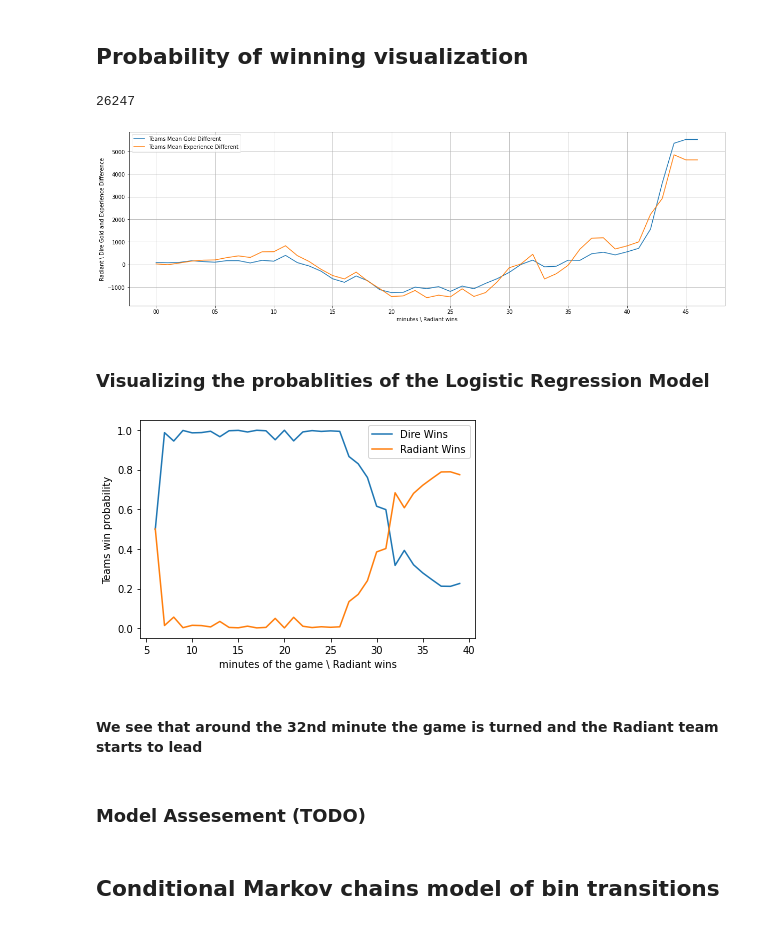
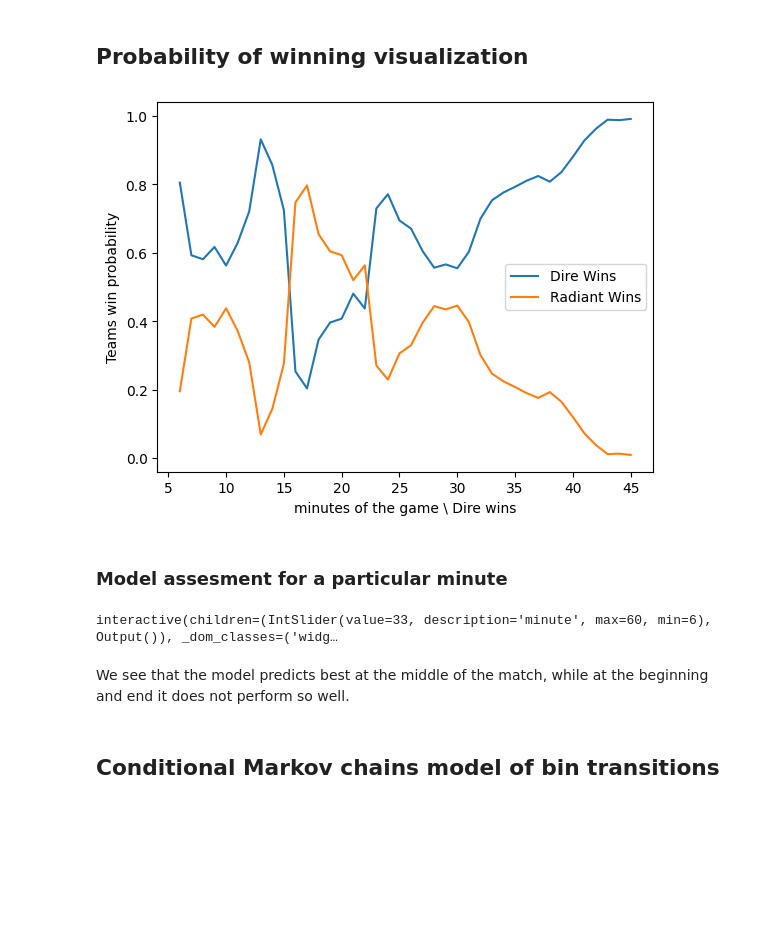
Before and after one commit to nshahpazov/dota-notebooks, a Jupyter notebook: notebooks/real-time-dota-prediction.ipynb, the cells around one changed output. Cells and saved outputs as stored; diff of their text form; code cells hidden in the pictures; blank space fills up the shorter version.

```diff
--- a/notebooks/real-time-dota-prediction.ipynb
+++ b/notebooks/real-time-dota-prediction.ipynb
@@ -130,53 +130,57 @@ def train(X_train, y_train, minute, model = LogisticRegression()):
 
     return model.fit(X_train[is_present].iloc[:, start:end], y_train[is_present])
 # %%
-outcome = matches_df['radiant_win']
+outcome = matches_df[['radiant_win']]
 X_train, X_test, y_train, y_test = train_test_split(gold_diff_std_df, outcome, test_size=0.8, random_state=1)
 
-test_match = X_test.iloc[10:11, :]
-does_win = y_test[0]
-
-model = train(X_train, y_train, 26)
-
 # game minutes on which to test the model for prediction of a particular minute
-game_minutes = range(6, 60)
-models = [(train(X_train, y_train, minute), minute) for minute in game_minutes]
-probs = [model.predict_proba(X_test.iloc[6:7, i-6:i-1].dropna())[0] for model, i in models]
+nones = np.repeat(None, 5)
+fitted_models = np.append(nones, [train(X_train, y_train, minute) for minute in range(6, 60)]) # models trained on minutes 1
 # %% [markdown]
 ## Probability of winning visualization
-# %%
-match_id = 26247
-show_match(match_id)
-# 26247 is a good showcase of match turnaround
-# %% [output]
-26247
-[figure, removed]
-# %% [markdown]
-### Visualizing the probablities of the Logistic Regression Model
 # %%
-match = X_test.iloc[match_id:match_id+1, :]
-probs = [model.predict_proba(match.iloc[:, i-6:i-1].dropna())[0] for model, i in models]
+MATCH_ID_TO_TEST = 1
+test_match = X_test[X_test.index == MATCH_ID_TO_TEST].dropna(axis=1)
+does_win = matches_df.loc[MATCH_ID_TO_TEST, 'radiant_win']
+match_length = test_match.shape[1]
+x_indexer = range(6, match_length)
+
+fitted_models[i].predict_proba(test_match.iloc[:, i-6:(i-1)])
+
+probs = [fitted_models[i].predict_proba(test_match.iloc[:, i-6:i-1].dropna(axis=1))[0] for i in x_indexer]
 
 def get_prob_result(prob):
-    return {
-        'radiant_win_probability': prob[1],
-        'dire_win_probability': prob[0]
-    }
+    return { 'radiant_win_probability': prob[1], 'dire_win_probability': prob[0] }
 
 probs_arr = [get_prob_result(prob) for prob in probs]
 probs_df = pd.DataFrame(probs_arr)
 
+# plot the results
 winner = 'Radiant' if does_win else 'Dire'
-x_indexer = range(6, 40)
+
 g1 = sns.lineplot(data=probs_df, y='dire_win_probability', x=x_indexer, label='Dire Wins')
 g2 = sns.lineplot(data=probs_df, y='radiant_win_probability', x=x_indexer, label='Radiant Wins')
 
 g1.set(xlabel=f'minutes of the game \ {winner} wins', ylabel='Teams win probability');
 # %% [output]
-[figure, old version]
+[figure, new version]
-# %% [markdown]
-#### We see that around the 32nd minute the game is turned and the Radiant team starts to lead
-# %% [markdown]
-### Model Assesement (TODO)
+# %% [markdown]
+### Model assesment for a particular minute
+# %%
+@widgets.interact()
+def show_roc(minute=(6, 60)):
+    model = fitted_models[minute]
+
+    test_data = X_test.iloc[:, (minute-5):minute]
+    isna_mask = test_data.isna().any(axis=1)
+
+    test_data[notna_mask].shape
+    y_test_data[y_test_data.isna()]
+
+    plot_roc_curve(model, test_data[-isna_mask], y_test_data[-isna_mask]);
+# %% [output]
+interactive(children=(IntSlider(value=33, description='minute', max=60, min=6), Output()), _dom_classes=('widg…
+# %% [markdown]
+We see that the model predicts best at the middle of the match, while at the beginning and end it does not perform so well.
 # %% [markdown]
 ## Conditional Markov chains model of bin transitions
```
Also changed, not shown: parts of 4 cells of this notebook.
